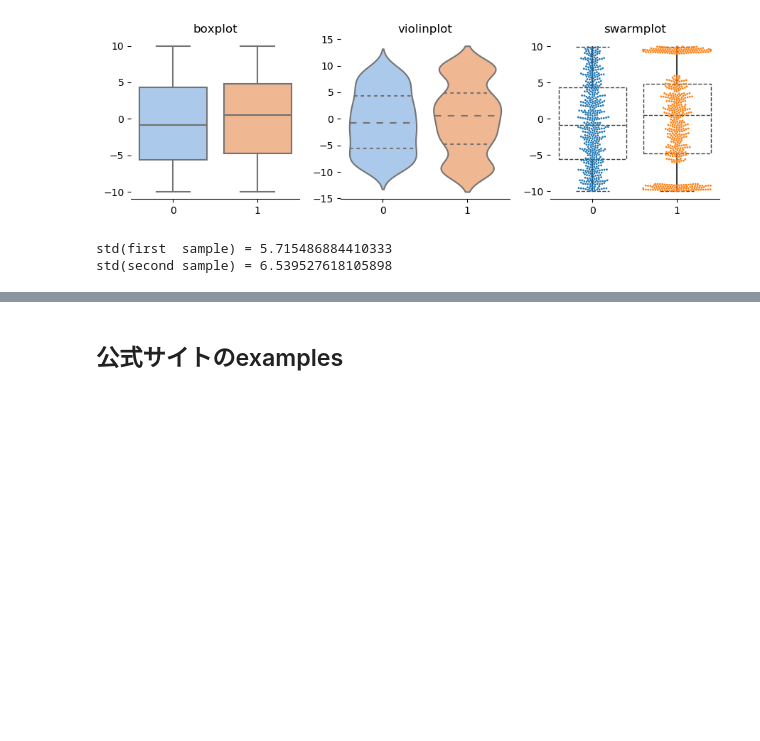
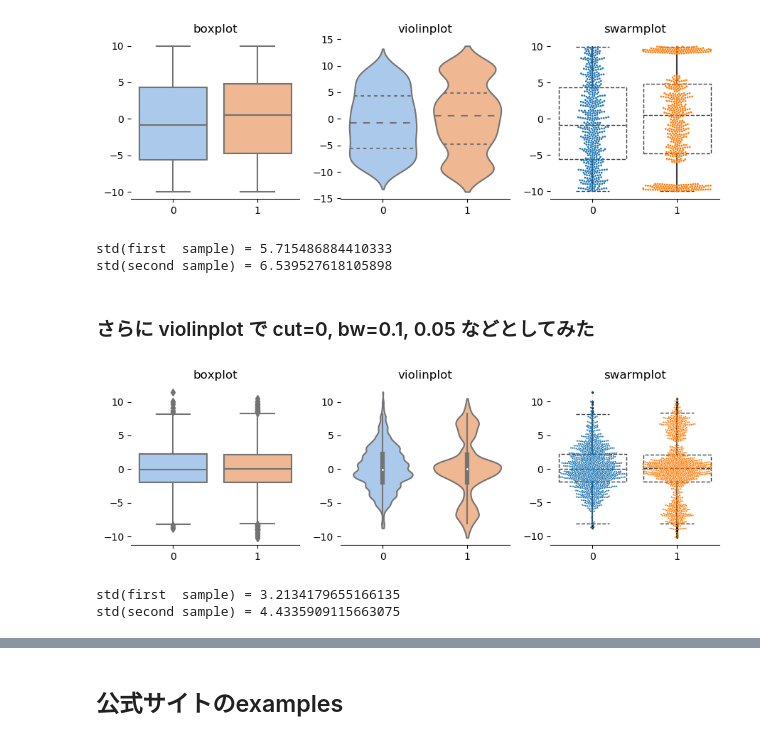
Before and after one commit to genkuroki/msfd28, a Jupyter notebook: Seaborn.jl examples.ipynb, the cells around one changed output, grey strips where cells are left out. Cells and saved outputs as stored; diff of their text form; code cells hidden in the pictures; blank space fills up the shorter version.

Commit message:
violin plots revised

```diff
--- a/Seaborn.jl examples.ipynb
+++ b/Seaborn.jl examples.ipynb
@@ -197,3 +197,49 @@ sns.tight_layout()
 [figure]
 std(first  sample) = 5.715486884410333
 std(second sample) = 6.539527618105898
+# %% [markdown]
+### さらに violinplot で cut=0, bw=0.1, 0.05 などとしてみた
+# %%
+seed!(2019)
+n = 2^10
+
+dist0 = Normal(0, 3.3)
+Y0 = rand(dist0, n)
+
+dist1 = MixtureModel(
+    [Normal(-6.5, 1.5), Normal(0.0, 1.4), Normal(6.5, 1.5)],
+    [0.22, 0.56, 0.22]
+)
+Y1 = rand(dist1, n)
+
+println("std(first  sample) = ", std(Y0))
+println("std(second sample) = ", std(Y1))
+
+sns.figure(figsize=(9,3))
+
+sns.subplot(131)
+sns.title("boxplot")
+sns.boxplot(data=[Y0, Y1], palette="pastel")
+despine(left=true)
+
+sns.subplot(132)
+sns.title("violinplot")
+sns.violinplot(data=[Y0, Y1], palette="pastel", cut=0, bw=0.1)
+despine(left=true)
+
+sns.subplot(133)
+sns.title("swarmplot")
+sns.swarmplot(data=[Y0, Y1], size=1.5)
+sns.boxplot(data=[Y0, Y1],
+    medianprops=Dict("linestyle"=>"--", "linewidth"=>1),
+    boxprops=Dict("facecolor"=>"None", "linestyle"=>"--", "linewidth"=>1),
+    whiskerprops=Dict("linestyle"=>"-", "linewidth"=>1.5),
+    capprops=Dict("linestyle"=>"--", "linewidth"=>1),
+    flierprops=Dict("markeredgecolor"=>"k", "markersize"=>1.5))
+despine(left=true)
+
+sns.tight_layout()
+# %% [output]
+[figure, added]
+std(first  sample) = 3.2134179655166135
+std(second sample) = 4.4335909115663075
```
Also changed, not shown: parts of 2 cells of this notebook, 4 other files.
